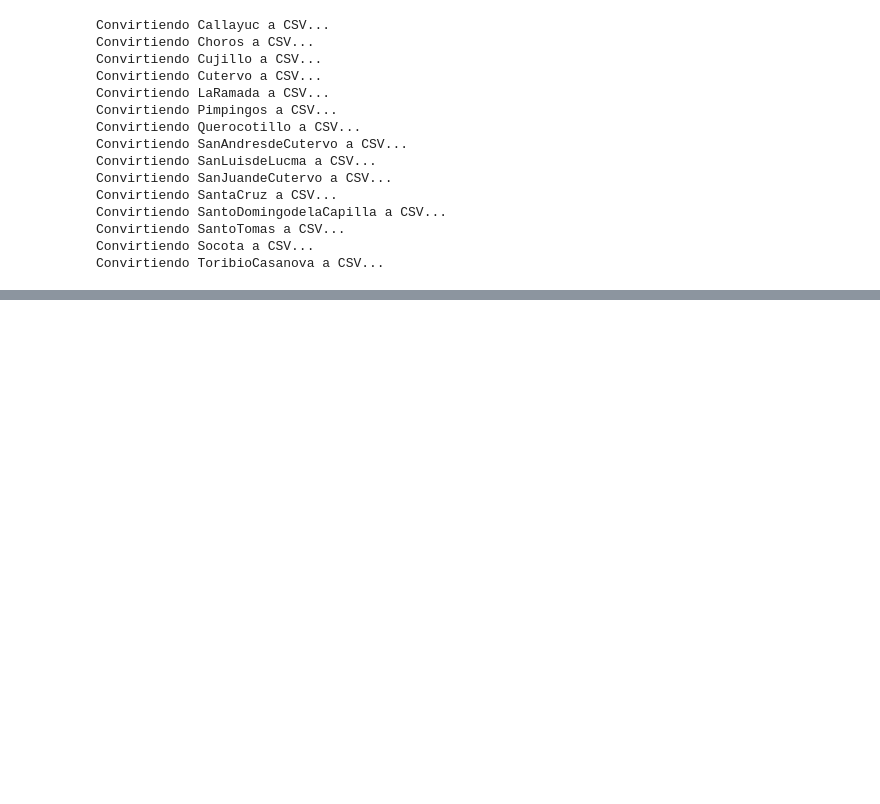
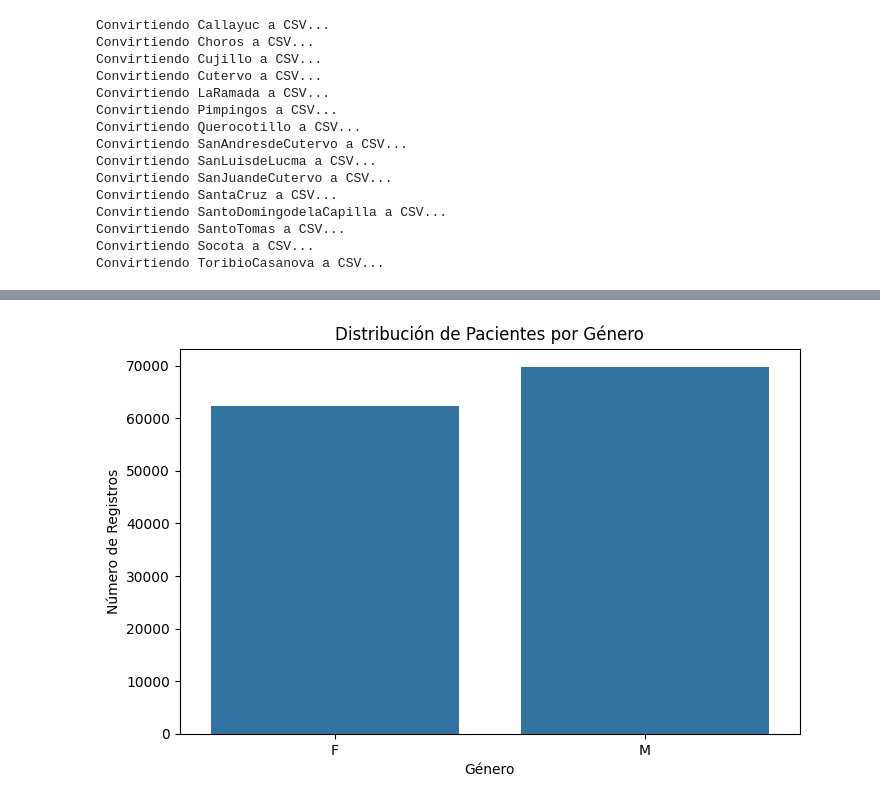
Before and after one commit to espinozaje/EcosistemaBigData, a Jupyter notebook: Proyecto_BigData.ipynb, the cells around one changed output, grey strips where cells are left out. Cells and saved outputs as stored; diff of their text form; code cells hidden in the pictures; blank space fills up the shorter version.

```diff
--- a/Proyecto_BigData.ipynb
+++ b/Proyecto_BigData.ipynb
@@ -187,0 +238,16 @@ only showing top 10 rows
+# %%
+
+sexo_counts_df = df_pre.groupBy("SEXO").count()
+
+
+pd_sexo_counts = sexo_counts_df.toPandas()
+
+
+plt.figure(figsize=(8, 5))
+sns.barplot(data=pd_sexo_counts, x="SEXO", y="count")
+plt.title("Distribución de Pacientes por Género")
+plt.xlabel("Género")
+plt.ylabel("Número de Registros")
+plt.show()
+# %% [output]
+[figure, added]
```
Also changed, not shown: parts of 13 cells of this notebook, 1 other file.
